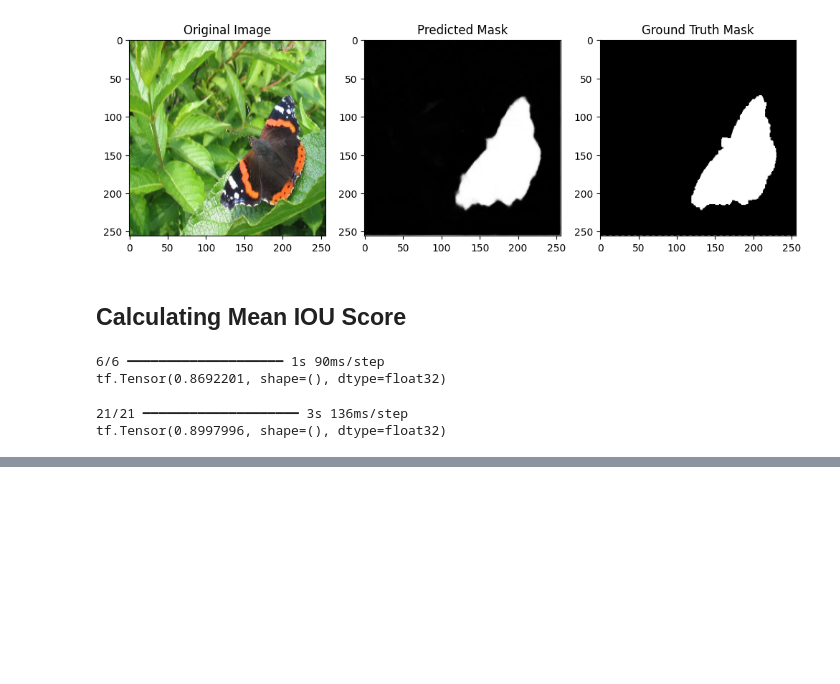
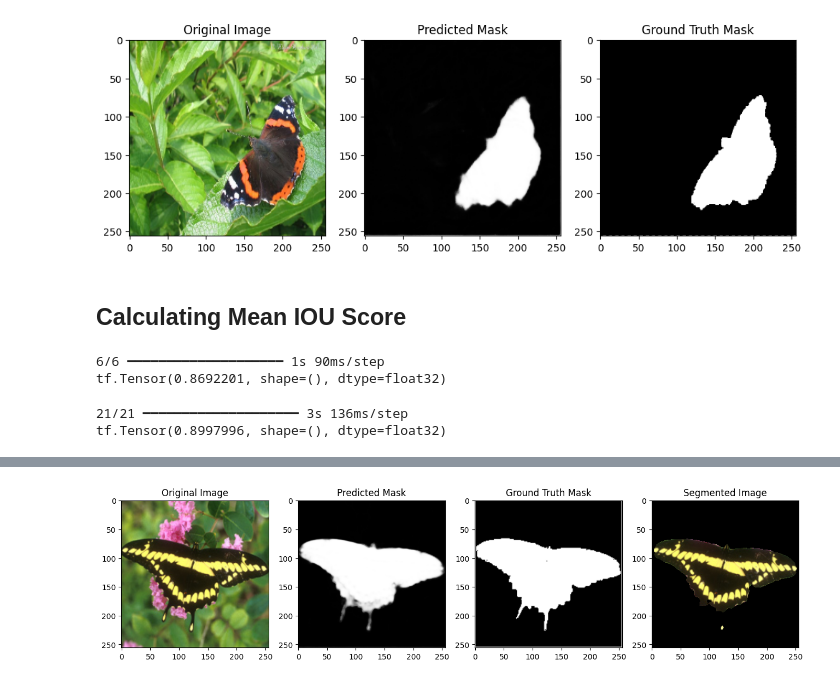
Before and after one commit to Tauhid-Topu-007/Unet, a Jupyter notebook: UNET2.ipynb, the cells around one changed output, grey strips where cells are left out. Drawn from its saved outputs; the diff is of its cells as text; code cells hidden in the pictures; blank space fills up the shorter version.

```diff
--- a/UNET2.ipynb
+++ b/UNET2.ipynb
@@ -460,0 +556,46 @@ tf.Tensor(0.8997996, shape=(), dtype=float32)
+# %%
+def visualize_segmentation_with_cropping(image, predicted_mask, ground_truth_mask):
+    """
+    Visualizes the original image, predicted mask, ground truth mask, and segmented image.
+
+    Args:
+        image (array): Original image.
+        predicted_mask (array): Predicted mask.
+        ground_truth_mask (array): Ground truth mask.
+    """
+    # Threshold the predicted mask to create a binary mask for segmentation
+    binary_mask = (predicted_mask > 0.5).astype(np.uint8)
+
+    # Plotting the original image, predicted mask, ground truth mask, and segmented image
+    plt.figure(figsize=(16, 4))
+
+    plt.subplot(1, 4, 1)
+    plt.imshow(image)
+    plt.title('Original Image')
+
+    plt.subplot(1, 4, 2)
+    plt.imshow(predicted_mask, cmap='gray')
+    plt.title('Predicted Mask')
+
+    plt.subplot(1, 4, 3)
+    plt.imshow(ground_truth_mask, cmap='gray')
+    plt.title('Ground Truth Mask')
+
+    # Apply the binary mask to the original image to create the segmented output
+    segmented_image = cv2.merge((binary_mask, binary_mask, binary_mask)) * image
+
+    plt.subplot(1, 4, 4)
+    plt.imshow(segmented_image)
+    plt.title('Segmented Image')
+
+    plt.show()
+# %%
+# Example usage
+sample_image = X_val[0]
+sample_ground_truth = y_val[0]
+
+predicted_mask, _ = predict_single_image(sample_image, unet_model)
+
+# Visualize the segmentation results with cropping
+visualize_segmentation_with_cropping(sample_image, predicted_mask, sample_ground_truth)
+# %% [output]
@@ -460,0 +603 @@ tf.Tensor(0.8997996, shape=(), dtype=float32)
+[figure, added]
```
Also changed, not shown: parts of 10 cells of this notebook.
